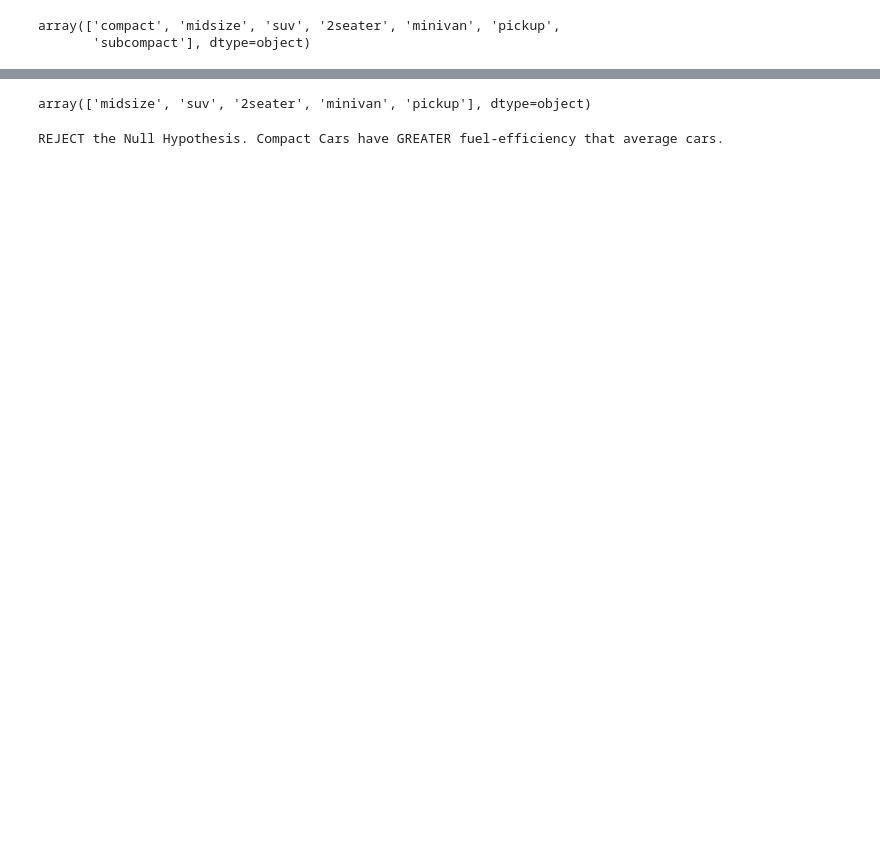
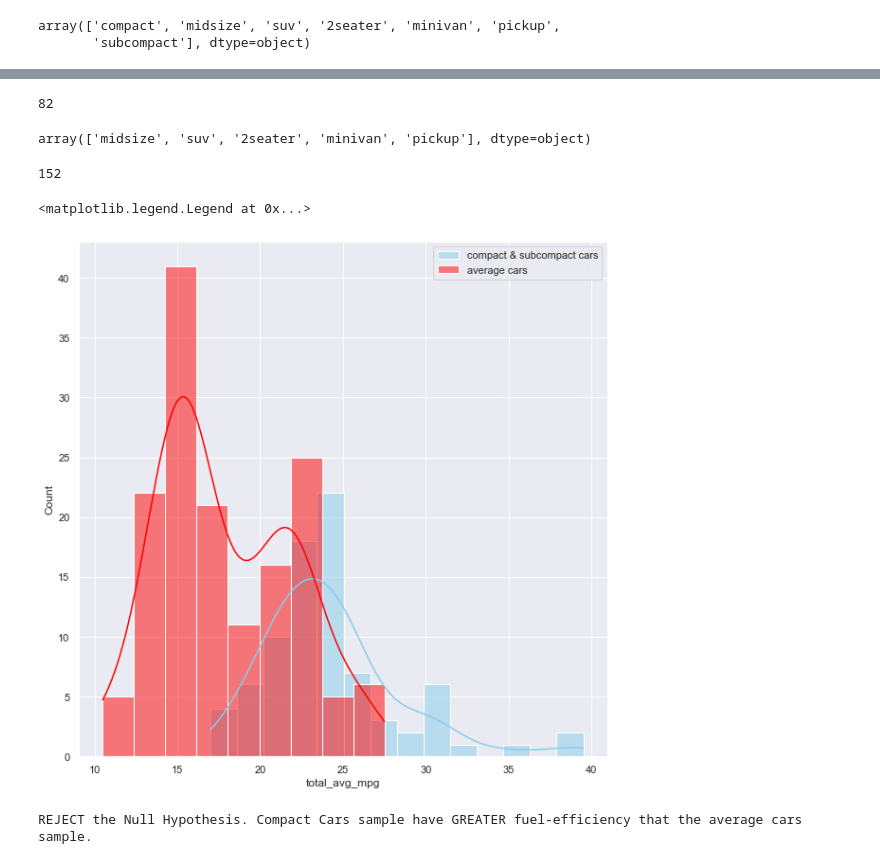
Before and after one commit to mijailmariano/statistics-exercises, a Jupyter notebook: hypothesis_testing.ipynb, the cells around one changed output, grey strips where cells are left out. Saved outputs shown, nothing was run; the diff lists cells and outputs as text; code cells hidden in the pictures; blank space fills up the shorter version.

```diff
--- a/hypothesis_testing.ipynb
+++ b/hypothesis_testing.ipynb
@@ -351,7 +367,7 @@ array(['compact', 'midsize', 'suv', '2seater', 'minivan', 'pickup',
        'subcompact'], dtype=object)
 # %%
 # for comparison to population mean -- creating a series with just compact car total avg mpg
-compact_sample = mpg_db[mpg_db['class'] == "compact"].total_avg_mpg
+compact_sample = mpg_db[(mpg_db['class'] == "compact") | (mpg_db['class'] == "subcompact")].total_avg_mpg
 compact_sample
 # compact_mean = round(compact_sample['total_avg_mpg'].mean(), 2)
 #  24.21 total mpg mean
@@ -399,7 +394,9 @@ plt.show()
 # 3.53 standard deviation
 # %%
 # calculating the compact sample size
-# len(compact_sample) # 47 records/oberservations, which should be enough for our t_test comparison
+len(compact_sample) # 82 records/oberservations, which should be enough for our t_test comparison
+# %% [output]
+82
 # %%
 # math.sqrt(compact_std) # checking the variance -- which checks out
 # %%
@@ -408,6 +405,27 @@ average_sample = mpg_db[(mpg_db['class'] != "compact") & (mpg_db['class'] != "su
 average_sample['class'].unique()
 # %% [output]
 array(['midsize', 'suv', '2seater', 'minivan', 'pickup'], dtype=object)
+# %%
+# converting df to series with just total_avg_mpg for non-compact vehicles
+
+average_sample = average_sample.total_avg_mpg
+# %%
+average_sample.count() # 152 observations in sample
+# %% [output]
+152
+# %%
+import seaborn as sns
+sns.set(style="darkgrid")
+
+plt.figure(figsize=(10, 10))
+
+sns.histplot(data=compact_sample, color="skyblue", label="compact & subcompact cars", kde=True)
+sns.histplot(data=average_sample, color="red", label="average cars", kde=True)
+
+plt.legend()
+# %% [output]
+<matplotlib.legend.Legend at 0x...>
+[figure, added]
 # %%
 # next, i want to calculate the mean, and standard deviation for the average car sample
 
@@ -420,11 +438,11 @@ average_mean = round(average_sample['total_avg_mpg'].mean(), 2)
 # calculating the sample size
 # len(average_sample) # 152 records or observations, which should be enough for our t_test comparison
 # %%
-t_score, p_value = stats.ttest_1samp(compact_sample, average_mean)
+t_score, p_value = stats.ttest_ind(compact_sample, average_sample, equal_var=False)
 
 if (p_value/2) < alpha and t_score > 0:
-    print(f"REJECT the Null Hypothesis. Compact Cars have GREATER fuel-efficiency that average cars.")
+    print(f"REJECT the Null Hypothesis. Compact Cars sample have GREATER fuel-efficiency that the average cars sample.")
 else:
     print(f"Failed to reject the Null Hypothesis.")
 # %% [output]
-REJECT the Null Hypothesis. Compact Cars have GREATER fuel-efficiency that average cars.
+REJECT the Null Hypothesis. Compact Cars sample have GREATER fuel-efficiency that the average cars sample.
```
Also changed, not shown: parts of 32 cells of this notebook.
